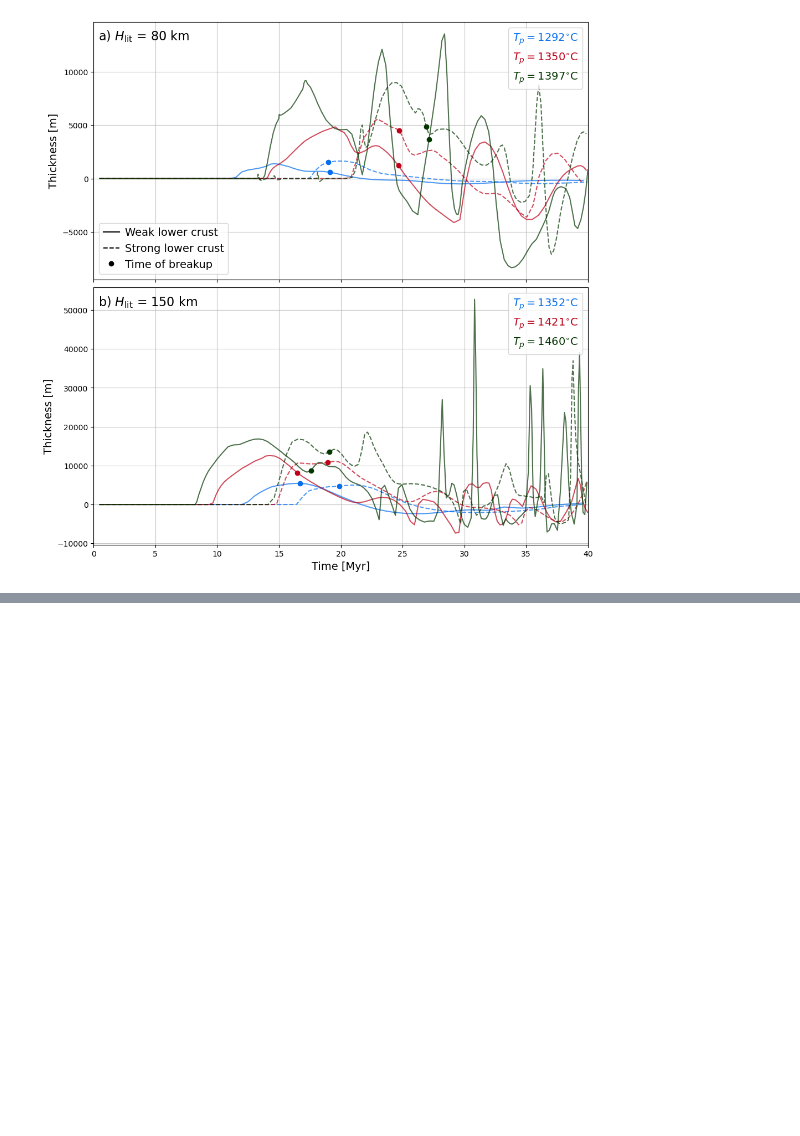
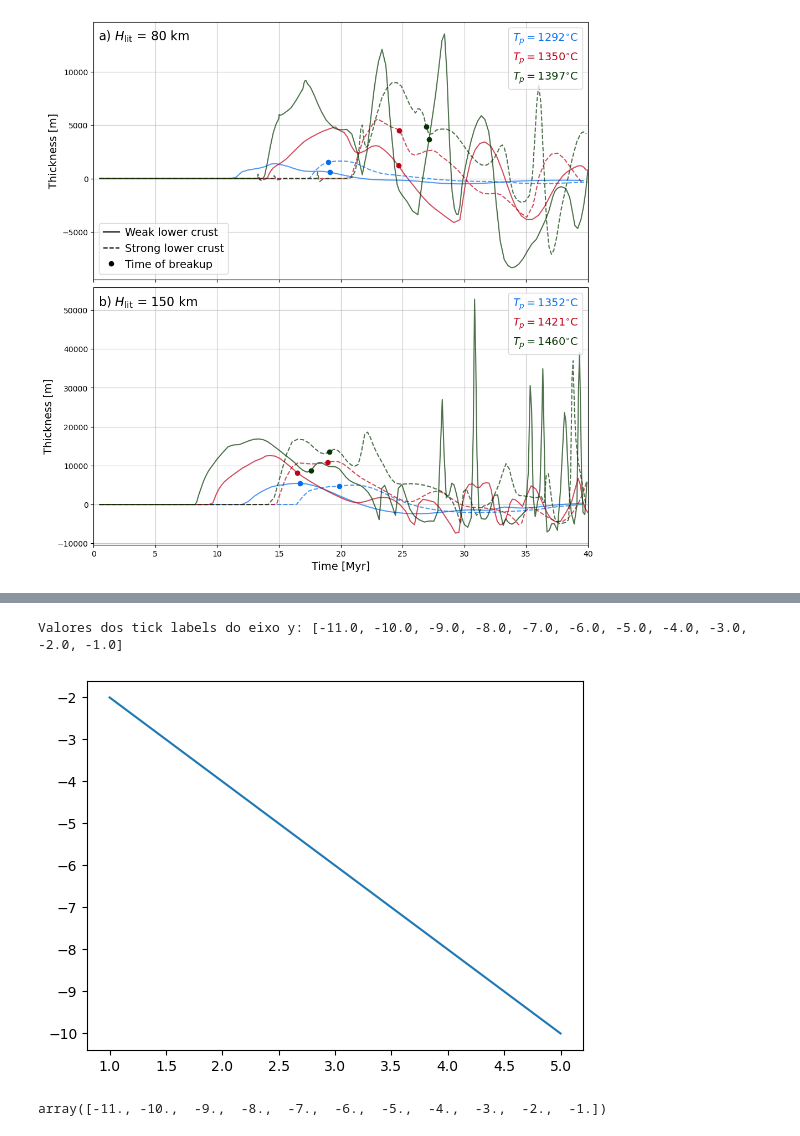
Before and after one commit to jamisonassuncao/mandyoc-scripts, a Jupyter notebook: plot_melt_volume.ipynb, the cells around one changed output, grey strips where cells are left out. Saved outputs shown, nothing was run; the diff lists cells and outputs as text; code cells hidden in the pictures; blank space fills up the shorter version.

```diff
--- a/plot_melt_volume.ipynb
+++ b/plot_melt_volume.ipynb
@@ -591,0 +810,24 @@ RTF_Clc10_DT350_PT1460oC_lit150km_1x1km2_NHK
+# %%
+import matplotlib.pyplot as plt
+
+# Criar a figura e os eixos
+fig, ax = plt.subplots(1, 1)
+
+# Plotar algum gráfico no eixo
+x = [1, 2, 3, 4, 5]
+y = [-2, -4, -6, -8, -10]
+ax.plot(x, y)
+
+# Extrair os valores dos tick labels do eixo y
+yticks = ax.get_yticks()
+yticklabels = [float(label) for label in yticks]
+
+# Imprimir os valores
+print("Valores dos tick labels do eixo y:", yticklabels)
+# %% [output]
+Valores dos tick labels do eixo y: [-11.0, -10.0, -9.0, -8.0, -7.0, -6.0, -5.0, -4.0, -3.0, -2.0, -1.0]
+[figure, added]
+# %%
+yticks
+# %% [output]
+array([-11., -10.,  -9.,  -8.,  -7.,  -6.,  -5.,  -4.,  -3.,  -2.,  -1.])
```
Also changed, not shown: parts of 5 cells of this notebook.
